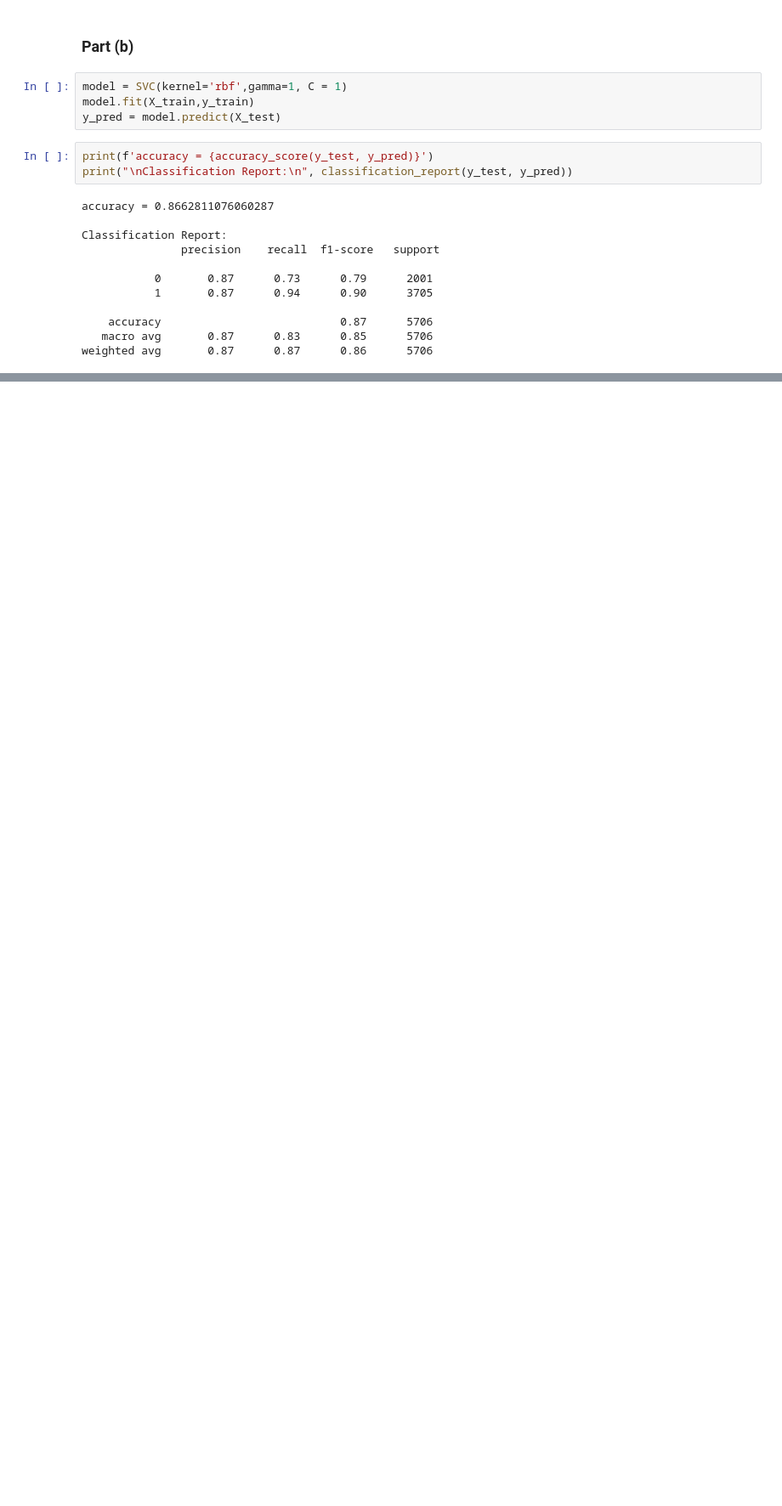
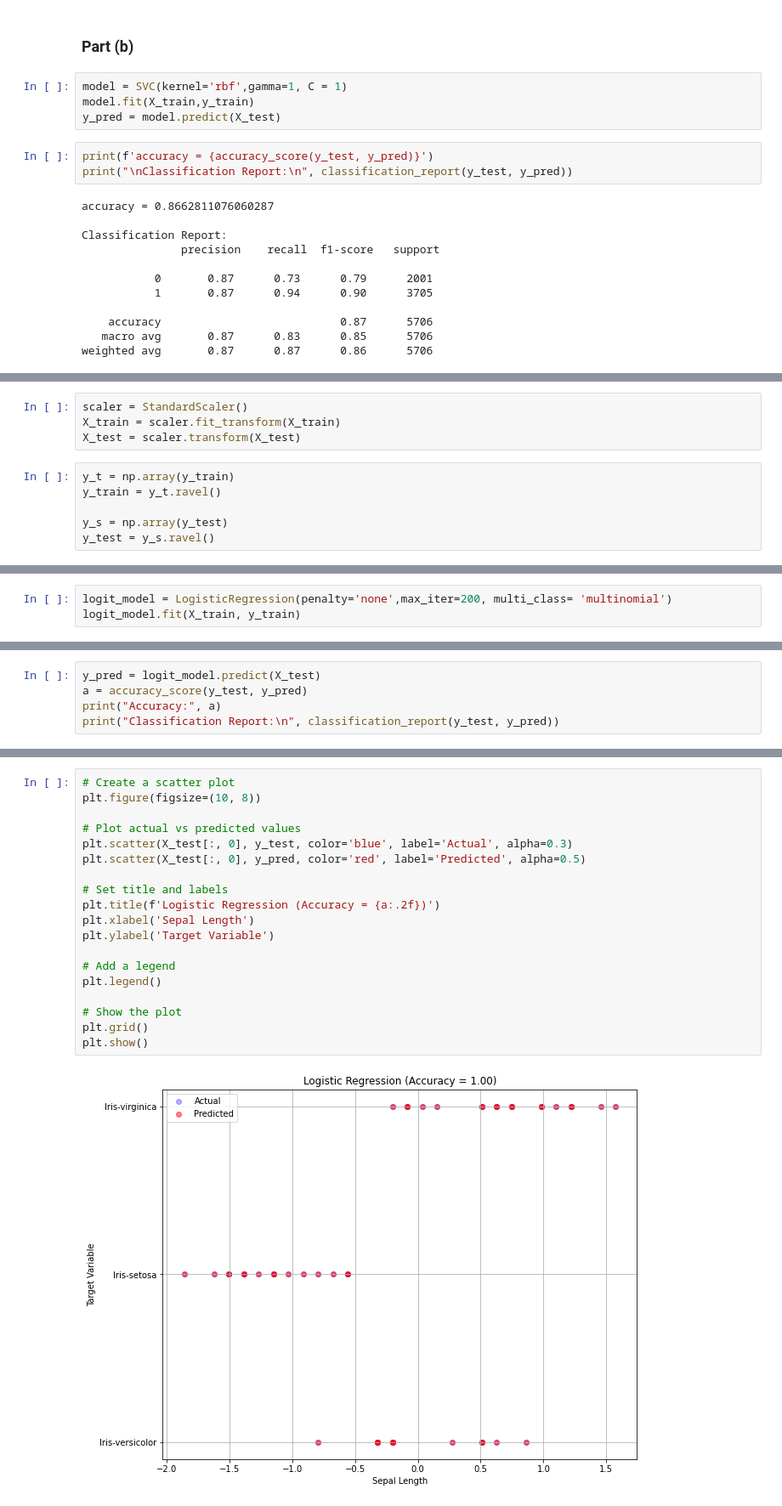
Before and after one commit to soham10/PH227--Artificial-Intelligence-and-Data-Science, a Jupyter notebook: Tutorial5.ipynb, the cells around one changed output, grey strips where cells are left out. Shown at 85% size. Cells and saved outputs as stored; diff of their text form; blank space fills up the shorter version.

```diff
--- a/Tutorial5.ipynb
+++ b/Tutorial5.ipynb
@@ -238,0 +285,10 @@ print("\nClassification Report:\n", classification_report(y_test, y_pred))
+# %%
+scaler = StandardScaler()
+X_train = scaler.fit_transform(X_train)
+X_test = scaler.transform(X_test)
+# %%
+y_t = np.array(y_train)
+y_train = y_t.ravel()
+
+y_s = np.array(y_test)
+y_test = y_s.ravel()
@@ -238,0 +297,3 @@ print("\nClassification Report:\n", classification_report(y_test, y_pred))
+# %%
+logit_model = LogisticRegression(penalty='none',max_iter=200, multi_class= 'multinomial')
+logit_model.fit(X_train, y_train)
@@ -238,0 +302,5 @@ print("\nClassification Report:\n", classification_report(y_test, y_pred))
+# %%
+y_pred = logit_model.predict(X_test)
+a = accuracy_score(y_test, y_pred)
+print("Accuracy:", a)
+print("Classification Report:\n", classification_report(y_test, y_pred))
@@ -238,0 +319,21 @@ print("\nClassification Report:\n", classification_report(y_test, y_pred))
+# %%
+# Create a scatter plot
+plt.figure(figsize=(10, 8))
+
+# Plot actual vs predicted values
+plt.scatter(X_test[:, 0], y_test, color='blue', label='Actual', alpha=0.3)
+plt.scatter(X_test[:, 0], y_pred, color='red', label='Predicted', alpha=0.5)
+
+# Set title and labels
+plt.title(f'Logistic Regression (Accuracy = {a:.2f})')
+plt.xlabel('Sepal Length')
+plt.ylabel('Target Variable')
+
+# Add a legend
+plt.legend()
+
+# Show the plot
+plt.grid()
+plt.show()
+# %% [output]
+[figure, added]
```
Also changed, not shown: parts of 19 cells of this notebook.
